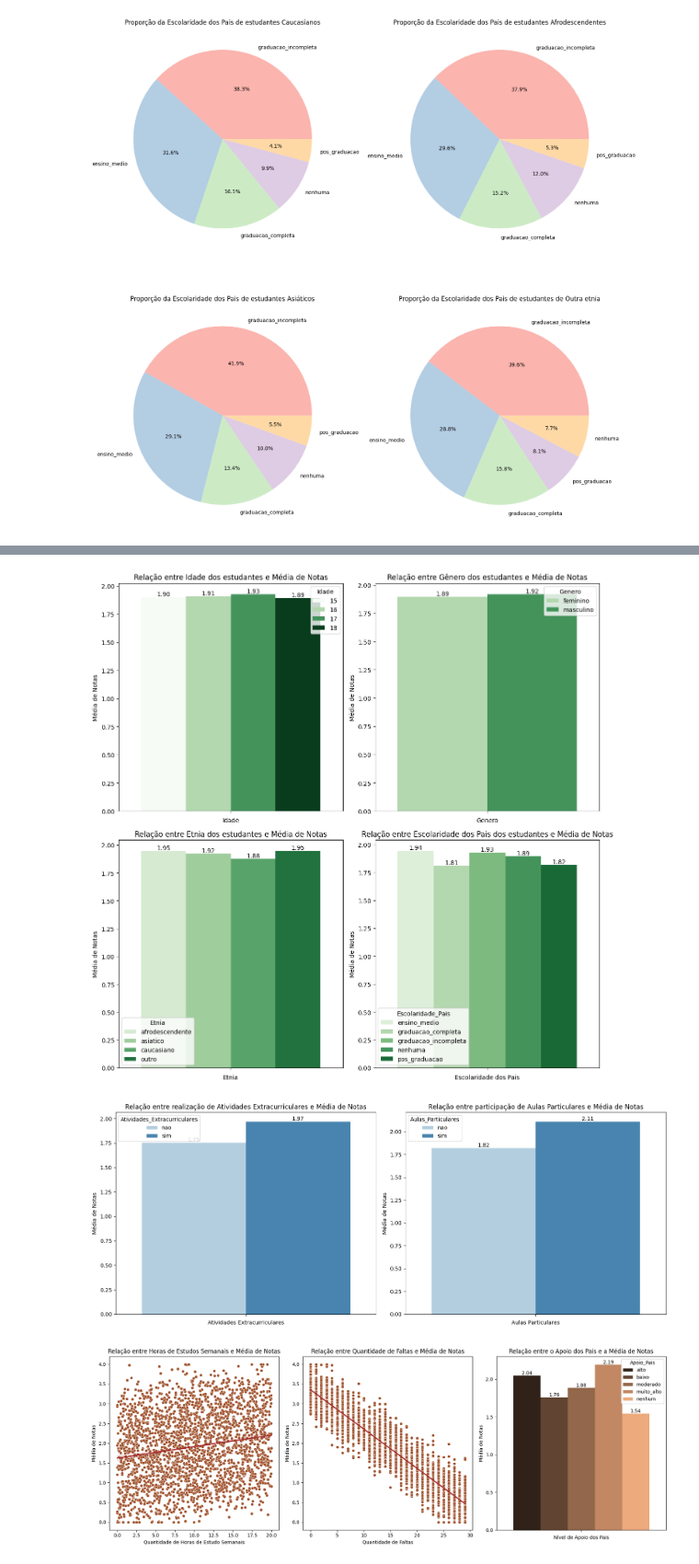
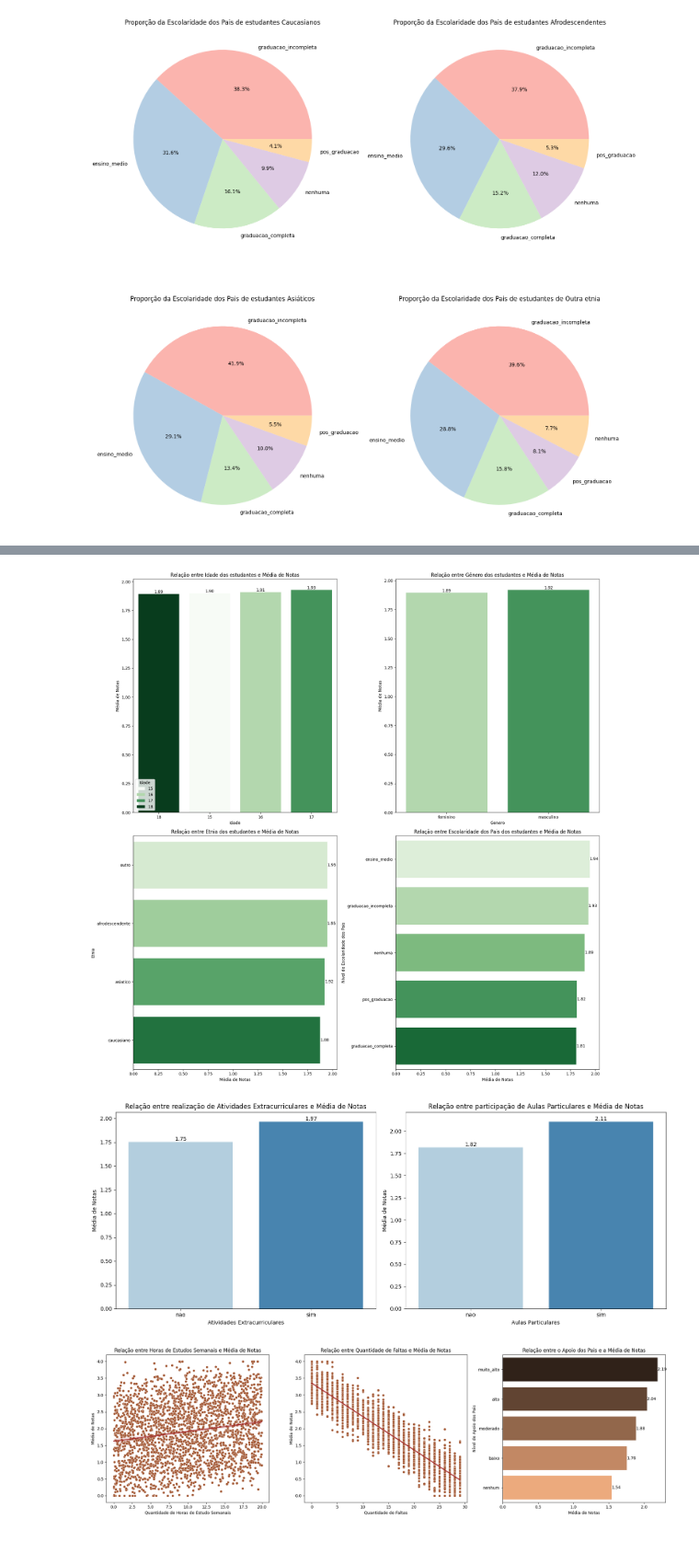
Before and after one commit to anavidev/dados-educacionais, a Jupyter notebook: notebook/analise_dados_educacionais.ipynb, the cells around one changed output, grey strips where cells are left out. Shown at 92% size. Saved outputs shown, nothing was run; the diff lists cells and outputs as text; code cells hidden in the pictures.

Commit message:
ajustes na visualizacao dos graficos

```diff
--- a/notebook/analise_dados_educacionais.ipynb
+++ b/notebook/analise_dados_educacionais.ipynb
@@ -562,14 +565,15 @@ plt.show()
 # %%
 ## dados demograficos
 
-plt.figure(figsize=(12,12))
+plt.figure(figsize=(18,18))
 
 # idade x media de notas
 idade_por_notas = dt.groupby('Idade')['Media_Notas'].mean().reset_index(name = 'Media')
+idade_por_notas = idade_por_notas.sort_values(by='Media', ascending=True)
 
 plt.subplot(2,2,1)
 plt.title("Relação entre Idade dos estudantes e Média de Notas")
-grafico = sns.barplot(data = idade_por_notas, hue = 'Idade', y = 'Media', palette='Greens')
+grafico = sns.barplot(data = idade_por_notas, x = 'Idade', y = 'Media', hue = 'Idade', palette='Greens', order=idade_por_notas['Idade'])
 for valor in grafico.containers:
     grafico.bar_label(valor, fmt='%.2f', label_type='edge')
 plt.xlabel("Idade")
@@ -578,43 +582,44 @@ plt.ylabel("Média de Notas")
 
 # genero x media de notas
 genero_por_notas = dt.groupby('Genero')['Media_Notas'].mean().reset_index(name = "Media")
+genero_por_notas = genero_por_notas.sort_values(by='Media', ascending=True)
 
 plt.subplot(2,2,2)
 plt.title("Relação entre Gênero dos estudantes e Média de Notas")
-grafico = sns.barplot(data = genero_por_notas, hue = 'Genero', y = 'Media', palette='Greens')
+grafico = sns.barplot(data = genero_por_notas, x = 'Genero', y = 'Media', hue= 'Genero', palette='Greens')
 for valor in grafico.containers:
     grafico.bar_label(valor, fmt='%.2f', label_type='edge')
 plt.xlabel("Genero")
 plt.ylabel("Média de Notas")
 
-
 # etnia x media de notas
 etnia_por_notas = dt.groupby('Etnia')['Media_Notas'].mean().reset_index(name = 'Media')
+etnia_por_notas = etnia_por_notas.sort_values(by='Media', ascending=False)
 
 plt.subplot(2,2,3)
 plt.title("Relação entre Etnia dos estudantes e Média de Notas")
-grafico = sns.barplot(data = etnia_por_notas, hue = 'Etnia', y = 'Media', palette='Greens')
+grafico = sns.barplot(data = etnia_por_notas, y = 'Etnia', x = 'Media', hue='Etnia', palette='Greens')
 for valor in grafico.containers:
     grafico.bar_label(valor, fmt='%.2f', label_type='edge')
-plt.xlabel("Etnia")
-plt.ylabel("Média de Notas")
-
+plt.xlabel("Média de Notas")
+plt.ylabel("Etnia")
 
 # escolaridade dos pais x media de notas
 escolaridade_por_notas = dt.groupby('Escolaridade_Pais')['Media_Notas'].mean().reset_index(name = 'Media')
+escolaridade_por_notas = escolaridade_por_notas.sort_values(by='Media', ascending=False)
 
 plt.subplot(2,2,4)
 plt.title("Relação entre Escolaridade dos Pais dos estudantes e Média de Notas")
-grafico = sns.barplot(data = escolaridade_por_notas, hue = 'Escolaridade_Pais', y = 'Media', palette='Greens')
+grafico = sns.barplot(data = escolaridade_por_notas, y = 'Escolaridade_Pais', x = 'Media', hue = 'Escolaridade_Pais', palette='Greens')
 for valor in grafico.containers:
     grafico.bar_label(valor, fmt='%.2f', label_type='edge')
-plt.xlabel("Escolaridade dos Pais")
-plt.ylabel("Média de Notas")
+plt.xlabel("Média de Notas")
+plt.ylabel("Nível de Escolaridade dos Pais")
 
 plt.tight_layout()
 plt.show()
 # %% [output]
-[figure, old version]
+[figure, new version]
 # %%
 ## dados academicos
 
@@ -622,10 +627,11 @@ plt.figure(figsize=(15,6))
 
 # atividades extracurriculares x media de notas
 atividades_por_notas = dt.groupby('Atividades_Extracurriculares')['Media_Notas'].mean().reset_index(name = "Media")
+atividades_por_notas = atividades_por_notas.sort_values(by='Media', ascending=True)
 
 plt.subplot(1,2,1)
 plt.title("Relação entre realização de Atividades Extracurriculares e Média de Notas")
-grafico = sns.barplot(data = atividades_por_notas, hue = 'Atividades_Extracurriculares', y = "Media", palette='Blues')
+grafico = sns.barplot(data = atividades_por_notas, x = 'Atividades_Extracurriculares', y = "Media", hue = 'Atividades_Extracurriculares', palette='Blues')
 for valor in grafico.containers:
     grafico.bar_label(valor, fmt='%.2f', label_type='edge')
 plt.xlabel("Atividades Extracurriculares")
@@ -634,10 +640,11 @@ plt.ylabel("Média de Notas")
 
 # aulas particulares x media de notas
 aulas_part_por_notas = dt.groupby('Aulas_Particulares')['Media_Notas'].mean().reset_index(name = "Media")
+aulas_part_por_notas = aulas_part_por_notas.sort_values(by='Media', ascending=True)
 
 plt.subplot(1,2,2)
 plt.title("Relação entre participação de Aulas Particulares e Média de Notas")
-grafico = sns.barplot(data = aulas_part_por_notas, hue = 'Aulas_Particulares', y = "Media", palette='Blues')
+grafico = sns.barplot(data = aulas_part_por_notas, x = 'Aulas_Particulares', y = "Media", hue = 'Aulas_Particulares', palette='Blues')
 for valor in grafico.containers:
     grafico.bar_label(valor, fmt='%.2f', label_type='edge')
 plt.xlabel("Aulas Particulares")
@@ -646,42 +653,43 @@ plt.ylabel("Média de Notas")
 plt.tight_layout()
 plt.show()
 # %% [output]
-[figure, old version]
+[figure, new version]
 # %%
 ## dados comportamentais
 
-plt.figure(figsize=(17,6))
+plt.figure(figsize=(20,6))
 
 # horas de estudo x media de notas
 plt.subplot(1,3,1)
 plt.title("Relação entre Horas de Estudos Semanais e Média de Notas")
 sns.scatterplot(data = dt, x = 'Horas_Estudo', y = 'Media_Notas', color='sienna', markers='o')
 sns.regplot(data = dt, x='Horas_Estudo', y='Media_Notas', scatter = False, color='brown')
 plt.xlabel("Quantidade de Horas de Estudo Semanais")
 plt.ylabel("Média de Notas")
 
 
 # quantidade de faltas x media de notas
 plt.subplot(1,3,2)
 plt.title("Relação entre Quantidade de Faltas e Média de Notas")
 sns.scatterplot(data = dt, x = 'Faltas', y = 'Media_Notas', color='sienna', markers='o')
 sns.regplot(data = dt, x='Faltas', y='Media_Notas', scatter = False, color='brown')
 plt.xlabel("Quantidade de Faltas")
 plt.ylabel("Média de Notas")
 
 
 # apoio dos pais x media de notas
 apoio_por_notas = dt.groupby('Apoio_Pais')['Media_Notas'].mean().reset_index(name = 'Media')
+apoio_por_notas = apoio_por_notas.sort_values(by='Media', ascending=False)
 
 plt.subplot(1,3,3)
 plt.title("Relação entre o Apoio dos Pais e a Média de Notas")
-grafico = sns.barplot(data = apoio_por_notas, hue = 'Apoio_Pais', y = 'Media', palette='copper')
+grafico = sns.barplot(data = apoio_por_notas, y = 'Apoio_Pais', x = 'Media', hue = 'Apoio_Pais',palette='copper')
 for valor in grafico.containers:
     grafico.bar_label(valor, fmt='%.2f', label_type='edge')
-plt.xlabel("Nível de Apoio dos Pais")
-plt.ylabel("Média de Notas")
+plt.ylabel("Nível de Apoio dos Pais")
+plt.xlabel("Média de Notas")
 
 plt.tight_layout()
 plt.show()
 # %% [output]
-[figure, old version]
+[figure, new version]
```
Also changed, not shown: parts of 4 cells of this notebook.
